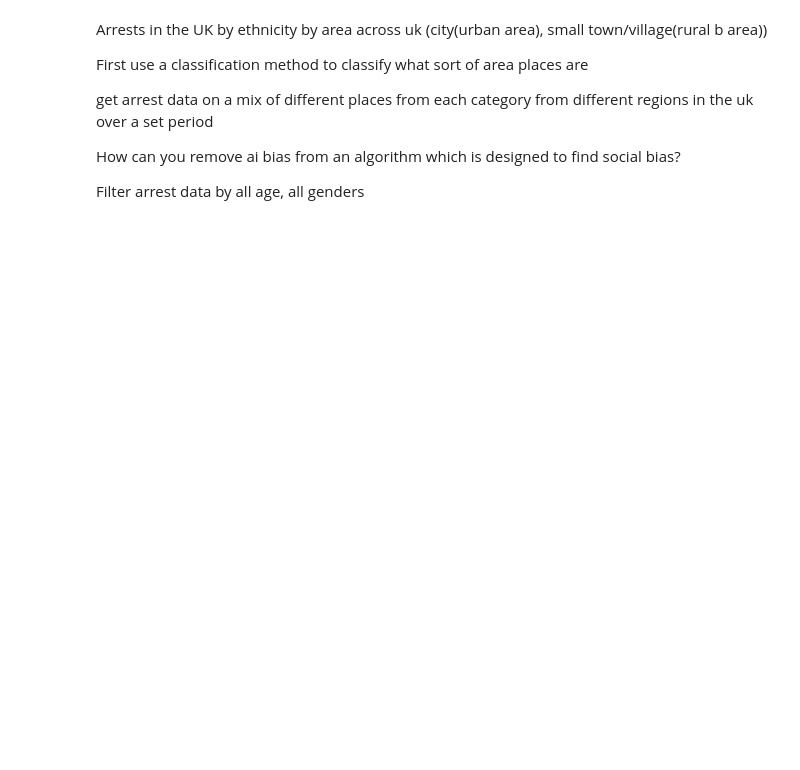
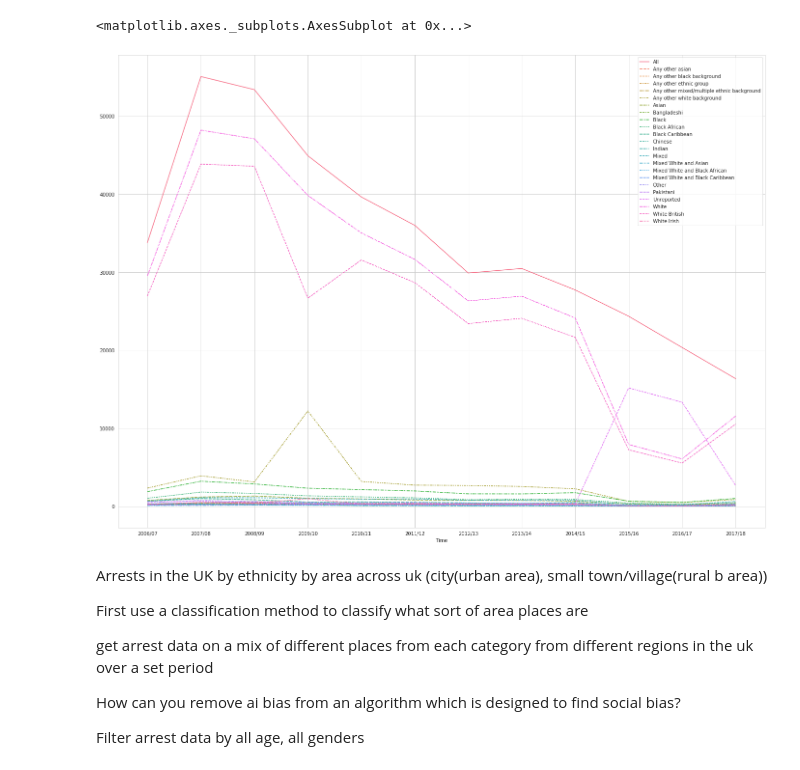
Before and after one commit to ab17254/ce888, a Jupyter notebook: Assignment/preprocessing_assignment1.ipynb, the cells around one changed output. Cells and saved outputs as stored; diff of their text form; code cells hidden in the pictures; blank space fills up the shorter version.

Commit message:
data cleaning

```diff
--- a/Assignment/preprocessing_assignment1.ipynb
+++ b/Assignment/preprocessing_assignment1.ipynb
@@ -5,6 +5,8 @@ import matplotlib.pyplot as plt
 import seaborn as sns
 import io
 import requests
+
+sns.set_style('whitegrid')
 # %%
 arrest_data = requests.get('https://www.ethnicity-facts-figures.service.gov.uk/crime-justice-and-the-law/policing/number-of-arrests/latest/downloads/number-of-arrests.csv').content
 arrest_df = pd.read_csv(io.StringIO(arrest_data.decode('utf-8')))
@@ -12,4 +14,3 @@ arrest_df = arrest_df.drop(columns=['Notes'])
 arrest_df = arrest_df.dropna()
 arrest_df = arrest_df[arrest_df['Age_Group'] == 'All']
 arrest_df = arrest_df[arrest_df['Gender'] == 'All']
-arrest_df['id'] = arrest_df.index
@@ -55,0 +17,14 @@ merge_df.to_csv('output_test.csv')
+# %%
+def clean_data(location, df):
+  df_new = df[df['Geography'] == location]
+  df_new = df_new.pivot(index='Time', columns='Ethnicity' ,values=' Number of arrests ')
+  df_new = df_new.convert_dtypes()
+  df_new = df_new.apply(lambda x: x.str.replace(',', ''))
+  df_new = df_new.astype(int)
+  return df_new
+# %%
+arrest_df_all = clean_data('All', arrest_df)
+arrest_df_london = clean_data('London, City of', arrest_df)
+# arrest_df_suffolk = clean_data('Suffolk', arrest_df)
+arrest_df_manchester = clean_data('Greater Manchester', arrest_df)
+arrest_df_essex = clean_data('Essex', arrest_df)
@@ -56,3 +50,9 @@ merge_df.to_csv('output_test.csv')
+# %%
+fig, ax = plt.subplots(figsize=(24,18))
+sns.lineplot(data=arrest_df_essex)
+# %% [output]
+<matplotlib.axes._subplots.AxesSubplot at 0x...>
+[figure, added]
 # %% [markdown]
 Arrests in the UK by ethnicity by area across uk (city(urban area), small town/village(rural b area))
 
```
Also changed, not shown: parts of 7 cells of this notebook.
